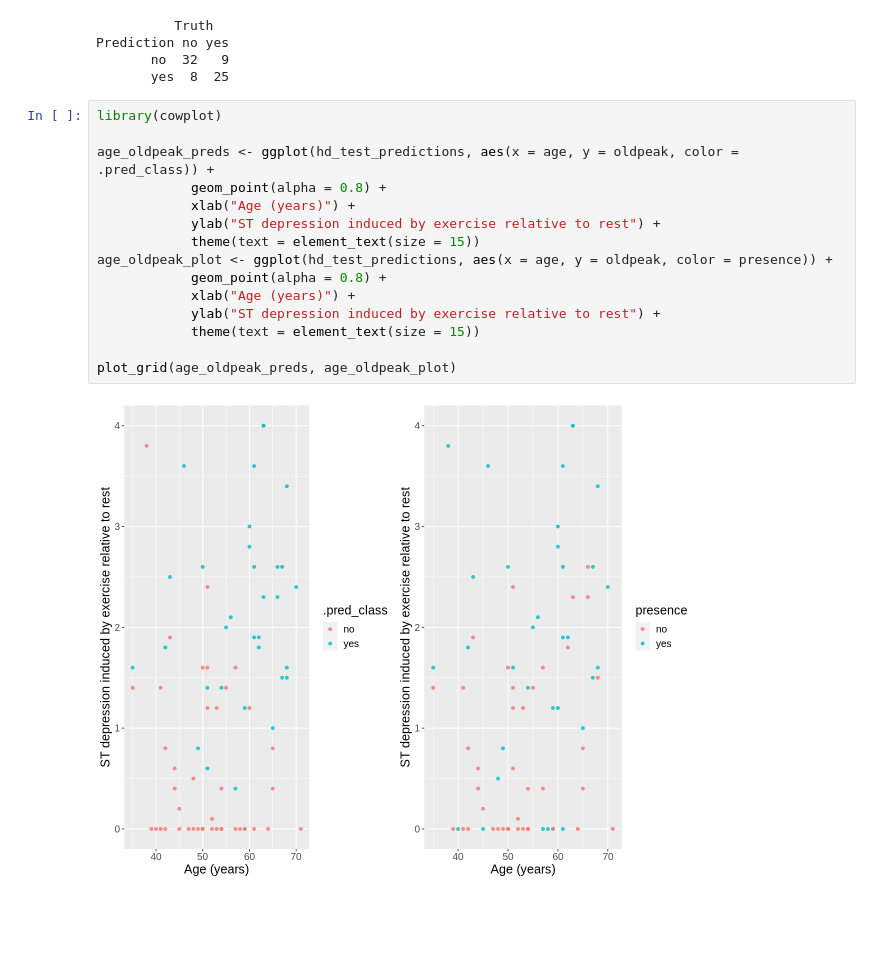
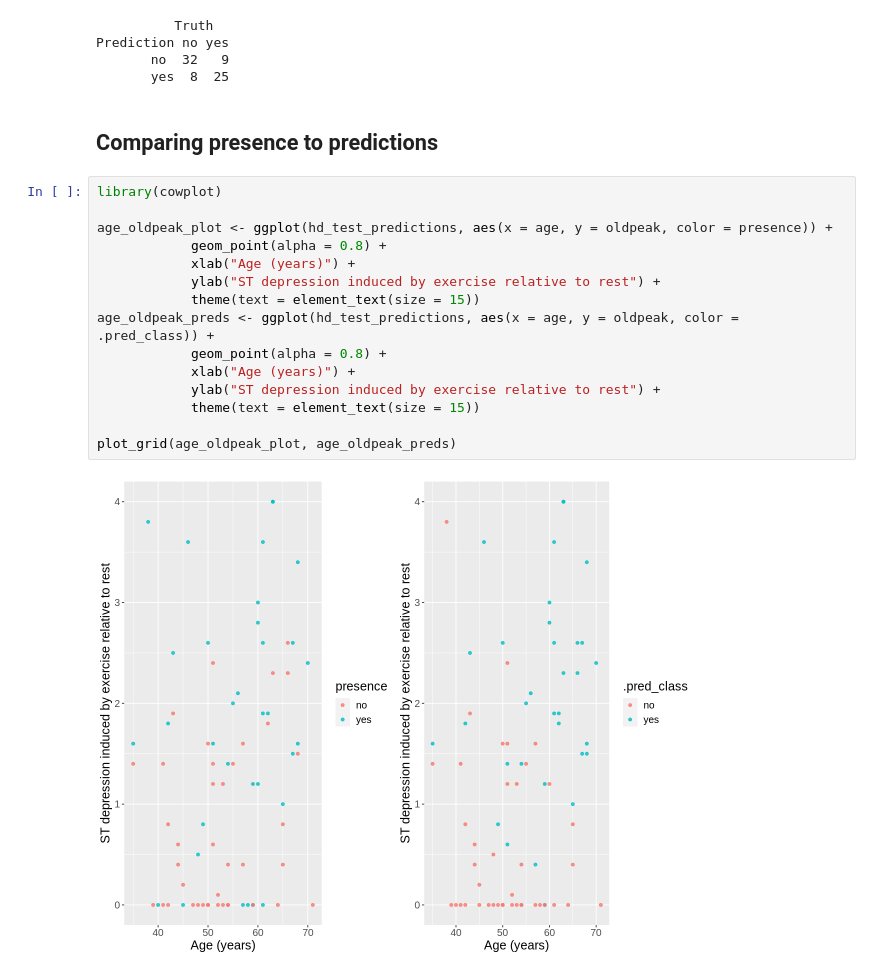
Before and after one commit to tashijain/DSCI100GroupProject, a Jupyter notebook: group_project_report.ipynb, the cells around one changed output. Drawn from its saved outputs; the diff is of its cells as text; blank space fills up the shorter version.

```diff
--- a/group_project_report.ipynb
+++ b/group_project_report.ipynb
@@ -676,23 +676,25 @@ A tibble: 1 × 3
 Prediction no yes
        no  32   9
        yes  8  25
+# %% [markdown]
+## Comparing presence to predictions
 # %%
 library(cowplot)
 
+age_oldpeak_plot <- ggplot(hd_test_predictions, aes(x = age, y = oldpeak, color = presence)) +
+            geom_point(alpha = 0.8) +
+            xlab("Age (years)") +
+            ylab("ST depression induced by exercise relative to rest") +
+            theme(text = element_text(size = 15))
 age_oldpeak_preds <- ggplot(hd_test_predictions, aes(x = age, y = oldpeak, color = .pred_class)) +
             geom_point(alpha = 0.8) +
             xlab("Age (years)") +
             ylab("ST depression induced by exercise relative to rest") +
             theme(text = element_text(size = 15))
-age_oldpeak_plot <- ggplot(hd_test_predictions, aes(x = age, y = oldpeak, color = presence)) +
-            geom_point(alpha = 0.8) +
-            xlab("Age (years)") +
-            ylab("ST depression induced by exercise relative to rest") +
-            theme(text = element_text(size = 15))
 
-plot_grid(age_oldpeak_preds, age_oldpeak_plot)
+plot_grid(age_oldpeak_plot, age_oldpeak_preds)
 # %% [output]
-[figure, old version]
+[figure, new version]
 # %%
 age_thalach_plot <- ggplot(hd_test_predictions, aes(x = age, y = thalach, color = presence)) +
             geom_point(alpha = 0.8) +
```
Also changed, not shown: parts of 2 cells of this notebook.
